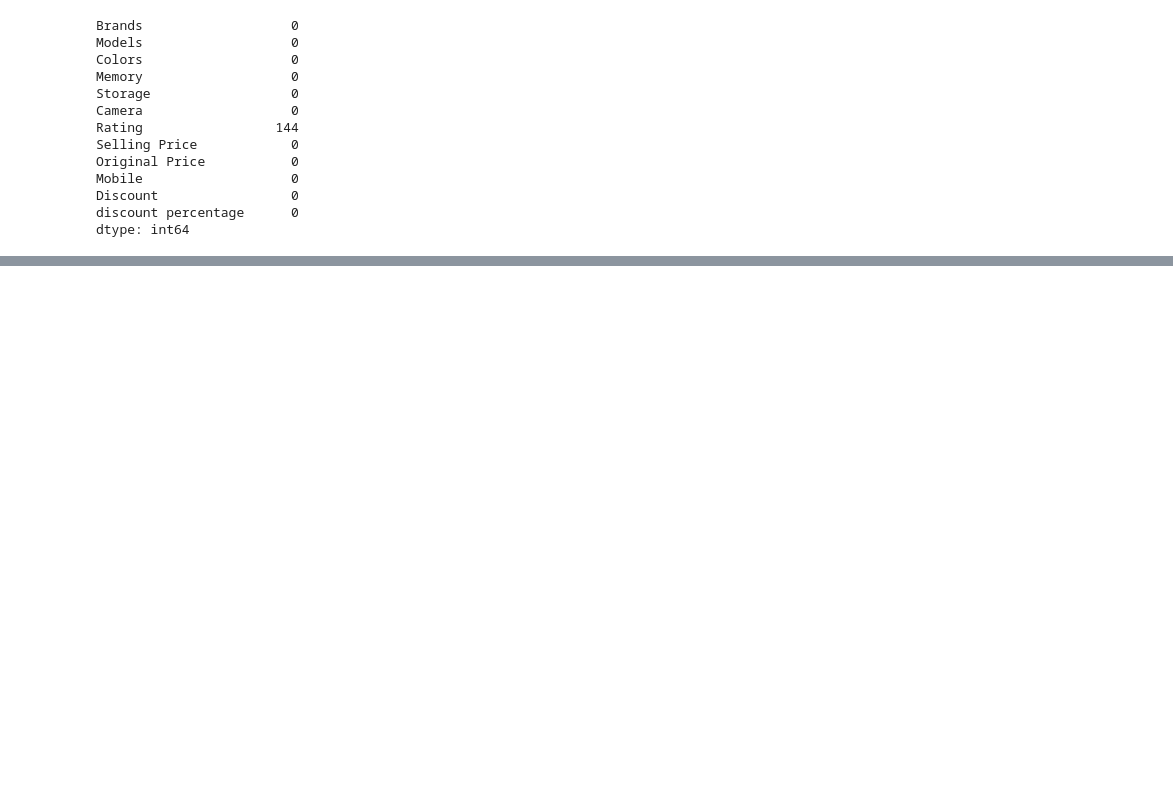
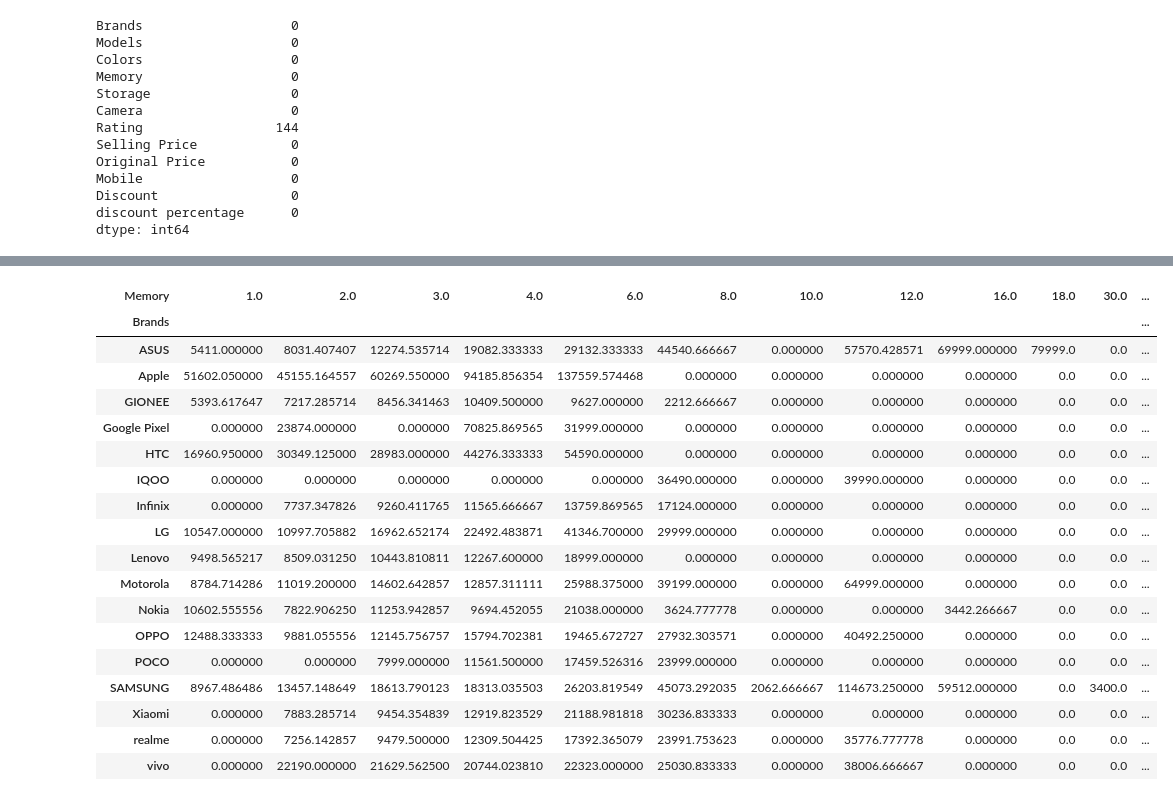
Before and after one commit to MwauraKai/pydata, a Jupyter notebook: practice.ipynb, the cells around one changed output, grey strips where cells are left out. Saved outputs shown, nothing was run; the diff lists cells and outputs as text; code cells hidden in the pictures; blank space fills up the shorter version.

```diff
--- a/practice.ipynb
+++ b/practice.ipynb
@@ -312,7 +312,7 @@ sales['Memory'] = sales['Memory'].str.extract('(\d+)')
 sales['Memory'] = pd.to_numeric(sales['Memory'], errors='coerce')
 
 
-sales['Memory'].fillna((sales['Memory'].mean()),inplace=True)
+sales['Memory'].fillna((sales['Memory'].median()),inplace=True)
 # %% [output]
 The behavior will change in pandas 3.0. This inplace method will never work because the intermediate object on which we are setting values always behaves as a copy.
 
@@ -323,11 +323,11 @@ For example, when doing 'df[col].method(value, inplace=True)', try using 'df.met
 # %%
-# Extract the numeric part from the string (assuming it always starts with the number)
+# Extract the numeric part from the string
 sales['Storage'] = sales['Storage'].str.extract('(\d+)')
 
 # Convert the extracted string numbers to float (or int)
 sales['Storage'] = pd.to_numeric(sales['Storage'], errors='coerce')
 
-sales['Storage'].fillna((sales['Storage'].mean()),inplace=True)
+sales['Storage'].fillna((sales['Storage'].median()),inplace=True)
 # %% [output]
 The behavior will change in pandas 3.0. This inplace method will never work because the intermediate object on which we are setting values always behaves as a copy.
 
@@ -353,0 +464,31 @@ dtype: int64
+# %%
+# pd.pivot_tables
+avg_price=pd.pivot_table(
+    sales,
+    values='Selling Price',
+    index='Brands',
+    columns='Memory',
+    aggfunc='mean',
+    fill_value=0
+)
+avg_price
+# %% [output]
+| Memory | 1.0 | 2.0 | 3.0 | 4.0 | 6.0 | 8.0 | 10.0 | 12.0 | 16.0 | 18.0 | 30.0 | ... |
+| Brands |  |  |  |  |  |  |  |  |  |  |  | ... |
+| ASUS | 5411.000000 | 8031.407407 | 12274.535714 | 19082.333333 | 29132.333333 | 44540.666667 | 0.000000 | 57570.428571 | 69999.000000 | 79999.0 | 0.0 | ... |
+| Apple | 51602.050000 | 45155.164557 | 60269.550000 | 94185.856354 | 137559.574468 | 0.000000 | 0.000000 | 0.000000 | 0.000000 | 0.0 | 0.0 | ... |
+| GIONEE | 5393.617647 | 7217.285714 | 8456.341463 | 10409.500000 | 9627.000000 | 2212.666667 | 0.000000 | 0.000000 | 0.000000 | 0.0 | 0.0 | ... |
+| Google Pixel | 0.000000 | 23874.000000 | 0.000000 | 70825.869565 | 31999.000000 | 0.000000 | 0.000000 | 0.000000 | 0.000000 | 0.0 | 0.0 | ... |
+| HTC | 16960.950000 | 30349.125000 | 28983.000000 | 44276.333333 | 54590.000000 | 0.000000 | 0.000000 | 0.000000 | 0.000000 | 0.0 | 0.0 | ... |
+| IQOO | 0.000000 | 0.000000 | 0.000000 | 0.000000 | 0.000000 | 36490.000000 | 0.000000 | 39990.000000 | 0.000000 | 0.0 | 0.0 | ... |
+| Infinix | 0.000000 | 7737.347826 | 9260.411765 | 11565.666667 | 13759.869565 | 17124.000000 | 0.000000 | 0.000000 | 0.000000 | 0.0 | 0.0 | ... |
+| LG | 10547.000000 | 10997.705882 | 16962.652174 | 22492.483871 | 41346.700000 | 29999.000000 | 0.000000 | 0.000000 | 0.000000 | 0.0 | 0.0 | ... |
+| Lenovo | 9498.565217 | 8509.031250 | 10443.810811 | 12267.600000 | 18999.000000 | 0.000000 | 0.000000 | 0.000000 | 0.000000 | 0.0 | 0.0 | ... |
+| Motorola | 8784.714286 | 11019.200000 | 14602.642857 | 12857.311111 | 25988.375000 | 39199.000000 | 0.000000 | 64999.000000 | 0.000000 | 0.0 | 0.0 | ... |
+| Nokia | 10602.555556 | 7822.906250 | 11253.942857 | 9694.452055 | 21038.000000 | 3624.777778 | 0.000000 | 0.000000 | 3442.266667 | 0.0 | 0.0 | ... |
+| OPPO | 12488.333333 | 9881.055556 | 12145.756757 | 15794.702381 | 19465.672727 | 27932.303571 | 0.000000 | 40492.250000 | 0.000000 | 0.0 | 0.0 | ... |
+| POCO | 0.000000 | 0.000000 | 7999.000000 | 11561.500000 | 17459.526316 | 23999.000000 | 0.000000 | 0.000000 | 0.000000 | 0.0 | 0.0 | ... |
+| SAMSUNG | 8967.486486 | 13457.148649 | 18613.790123 | 18313.035503 | 26203.819549 | 45073.292035 | 2062.666667 | 114673.250000 | 59512.000000 | 0.0 | 3400.0 | ... |
+| Xiaomi | 0.000000 | 7883.285714 | 9454.354839 | 12919.823529 | 21188.981818 | 30236.833333 | 0.000000 | 0.000000 | 0.000000 | 0.0 | 0.0 | ... |
+| realme | 0.000000 | 7256.142857 | 9479.500000 | 12309.504425 | 17392.365079 | 23991.753623 | 0.000000 | 35776.777778 | 0.000000 | 0.0 | 0.0 | ... |
+| vivo | 0.000000 | 22190.000000 | 21629.562500 | 20744.023810 | 22323.000000 | 25030.833333 | 0.000000 | 38006.666667 | 0.000000 | 0.0 | 0.0 | ... |
```
Also changed, not shown: parts of 8 cells of this notebook.
